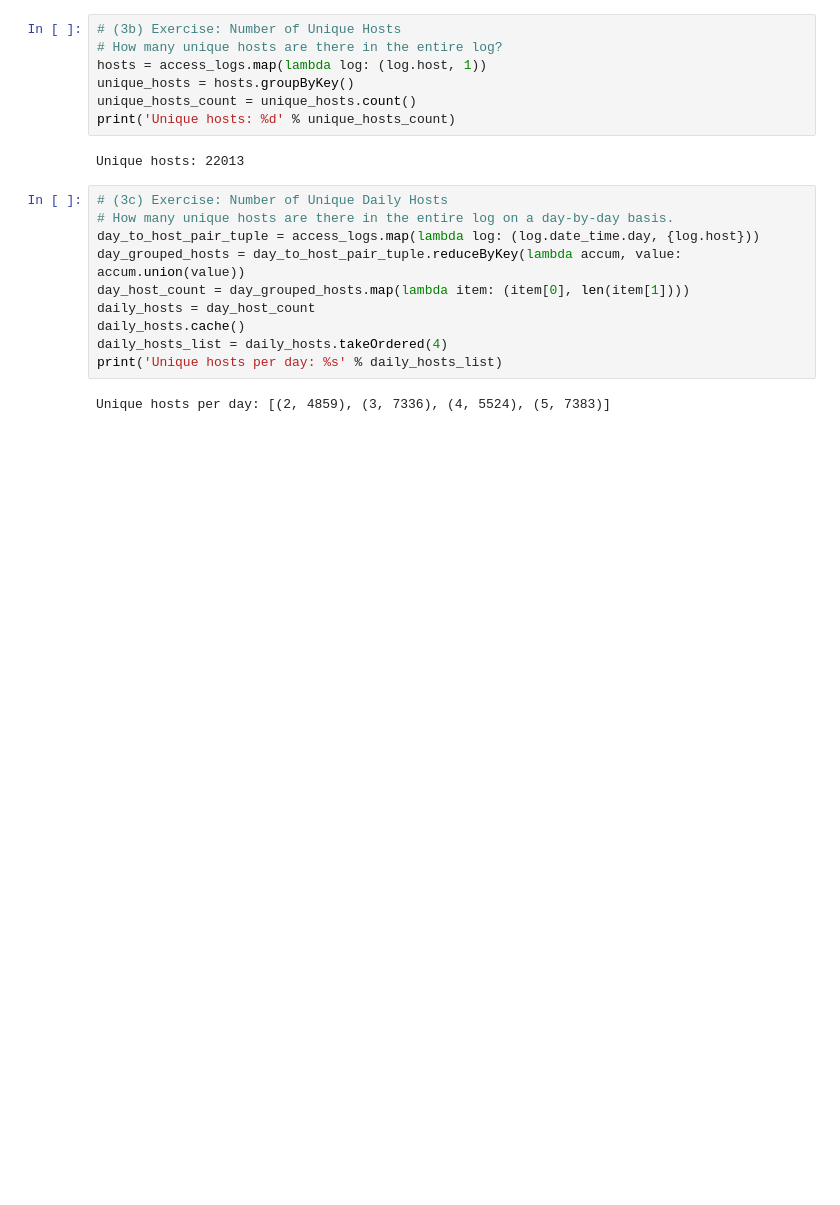
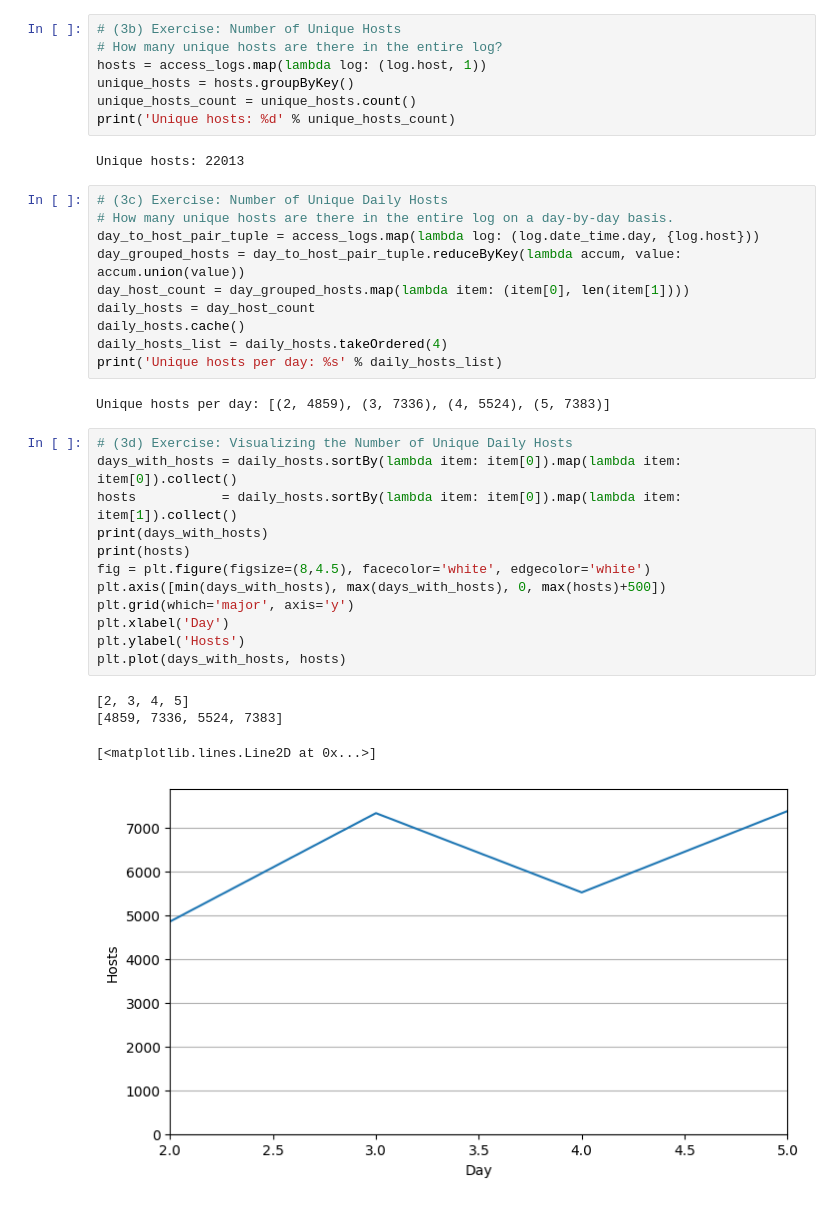
Before and after one commit to LCherryholmes/SNOBOL4python, a Jupyter notebook: CSCI-573/CSCI_573_assignment2.ipynb, the cells around one changed output. Saved outputs shown, nothing was run; the diff lists cells and outputs as text; blank space fills up the shorter version.

```diff
--- a/CSCI-573/CSCI_573_assignment2.ipynb
+++ b/CSCI-573/CSCI_573_assignment2.ipynb
@@ -223,3 +223,20 @@ daily_hosts_list = daily_hosts.takeOrdered(4)
 print('Unique hosts per day: %s' % daily_hosts_list)
 # %% [output]
 Unique hosts per day: [(2, 4859), (3, 7336), (4, 5524), (5, 7383)]
+# %%
+# (3d) Exercise: Visualizing the Number of Unique Daily Hosts
+days_with_hosts = daily_hosts.sortBy(lambda item: item[0]).map(lambda item: item[0]).collect()
+hosts           = daily_hosts.sortBy(lambda item: item[0]).map(lambda item: item[1]).collect()
+print(days_with_hosts)
+print(hosts)
+fig = plt.figure(figsize=(8,4.5), facecolor='white', edgecolor='white')
+plt.axis([min(days_with_hosts), max(days_with_hosts), 0, max(hosts)+500])
+plt.grid(which='major', axis='y')
+plt.xlabel('Day')
+plt.ylabel('Hosts')
+plt.plot(days_with_hosts, hosts)
+# %% [output]
+[2, 3, 4, 5]
+[4859, 7336, 5524, 7383]
+[<matplotlib.lines.Line2D at 0x...>]
+[figure, added]
```
